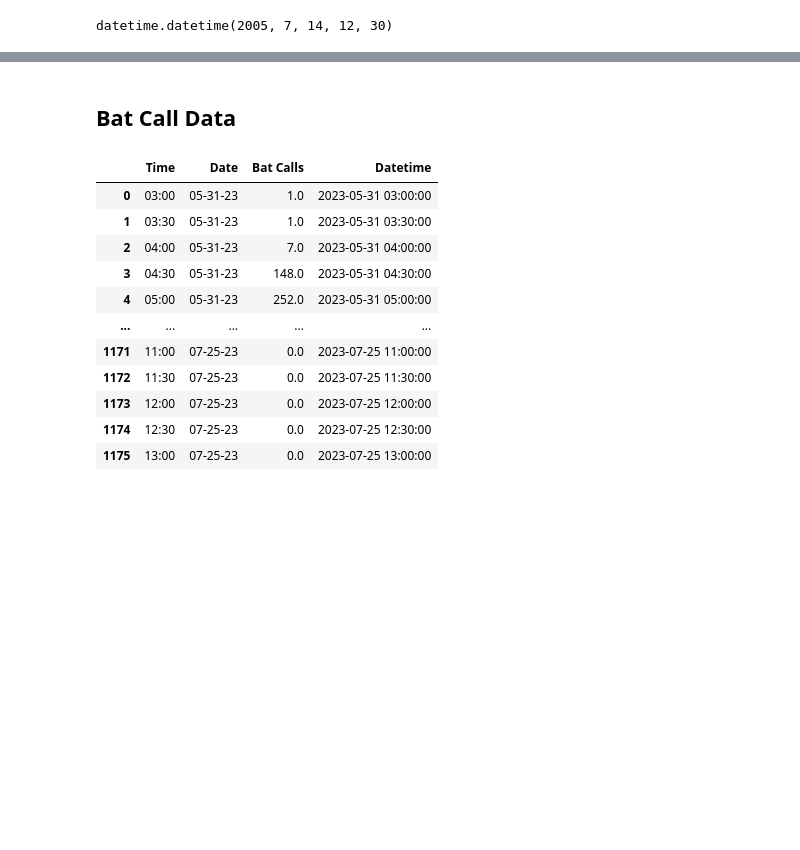
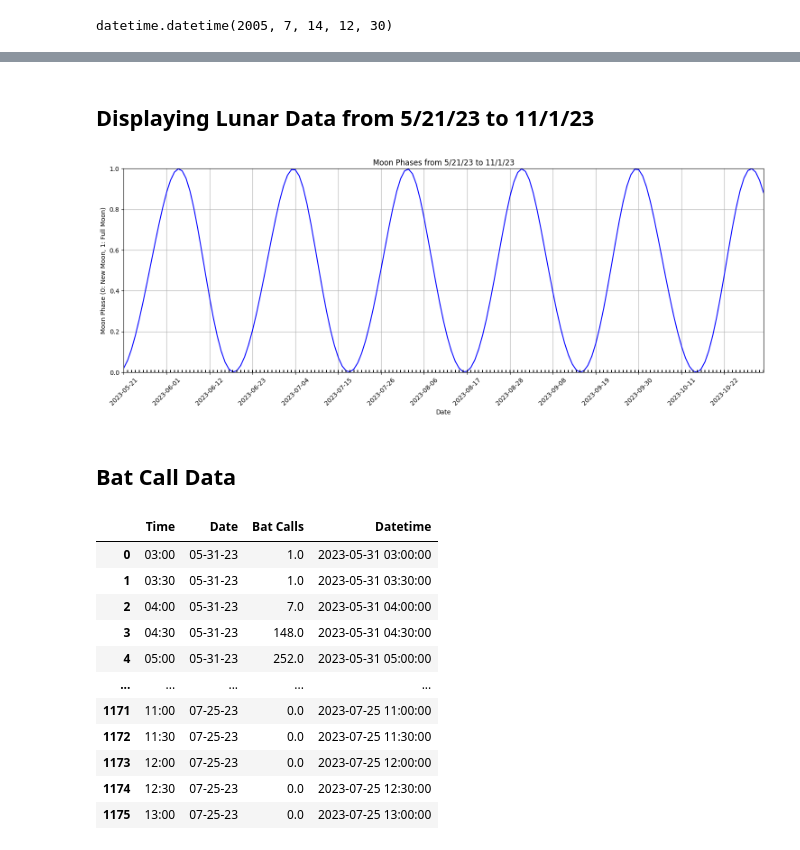
Before and after one commit to uw-echospace/EV_MB, a Jupyter notebook: batdetect2-calls/batmo_lunar.ipynb, the cells around one changed output, grey strips where cells are left out. Saved outputs shown, nothing was run; the diff lists cells and outputs as text; code cells hidden in the pictures; blank space fills up the shorter version.

```diff
--- a/batdetect2-calls/batmo_lunar.ipynb
+++ b/batdetect2-calls/batmo_lunar.ipynb
@@ -107,3 +18,52 @@ plt.show()
+# %% [markdown]
+## Displaying Lunar Data from 5/21/23 to 11/1/23
+# %%
+import ephem
+import matplotlib.pyplot as plt
+from datetime import datetime, timedelta
+
+# Define the start and end dates
+start_date = datetime(2023, 5, 21)
+end_date = datetime(2023, 11, 1)
+
+# Generate a list of dates within the range
+date_range = [start_date + timedelta(days=i) for i in range((end_date - start_date).days + 1)]
+
+# Calculate moon phases for each date
+moon_phases = []
+
+for date in date_range:
+    observer = ephem.Observer()
+    observer.date = date
+    moon = ephem.Moon(observer)
+    moon_phases.append(moon.phase / 100)  # Normalize phase to [0, 1]
+
+# Create the moon phase graph
+plt.figure(figsize=(15, 6))  # Adjust the figure width
+plt.plot(date_range, moon_phases, color='b')
+plt.title('Moon Phases from 5/21/23 to 11/1/23')
+plt.xlabel('Date')
+plt.ylabel('Moon Phase (0: New Moon, 1: Full Moon)')
+
+# Specify the desired number of ticks on the x-axis
+num_ticks = 15  # Adjust this number as needed
+step = len(date_range) // (num_ticks - 1)
+xticks = [date_range[i] for i in range(0, len(date_range), step)]
+
+plt.xticks(xticks, rotation=45)
+plt.ylim(0, 1)
+plt.xlim(start_date, end_date)  # Adjust the x-axis limits
+
+# Add markers for each day
+for date in date_range:
+    plt.plot([date, date], [0, 0.01], color='black')  # Adjust the vertical marker size as needed
+
+
+plt.tight_layout()
+plt.grid(True)
+plt.show()
+# %% [output]
+[figure, added]
 # %% [markdown]
 ## Bat Call Data
 # %%
```
Also changed, not shown: parts of 19 cells of this notebook, 13 other files.
